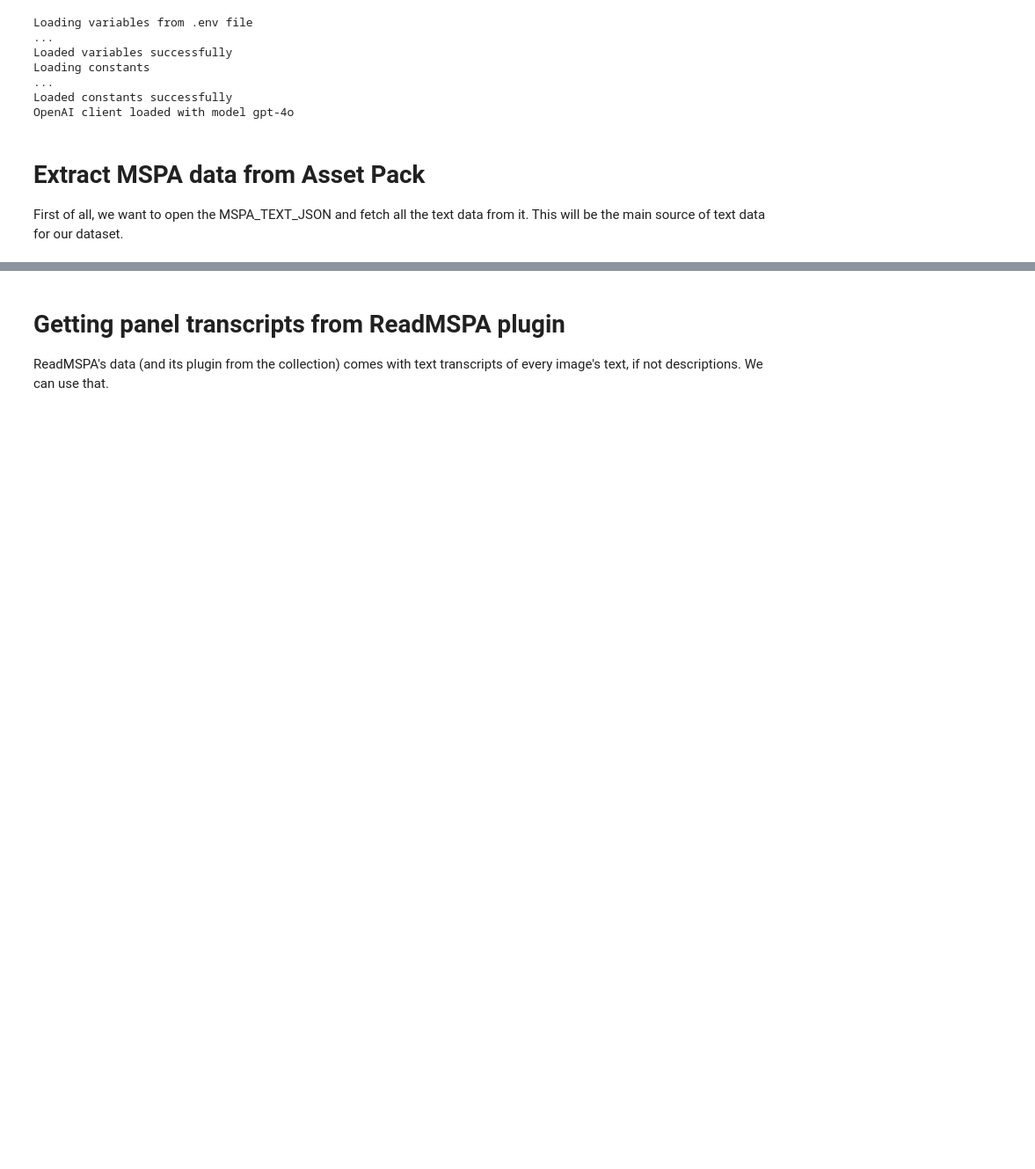
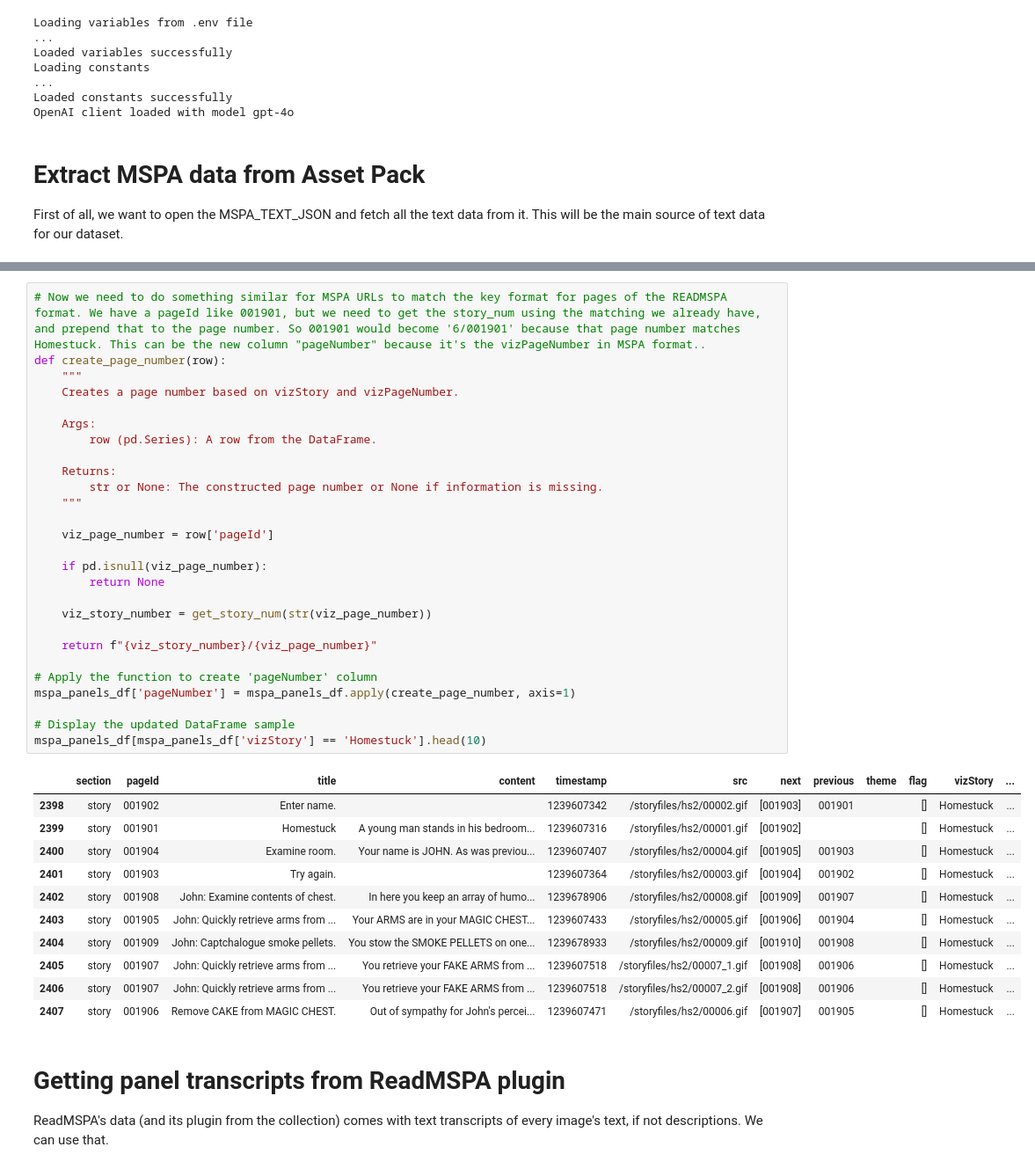
Before and after one commit to recordcrash/homestuck-dataset, a Jupyter notebook: notebooks/collection_to_data.ipynb, the cells around one changed output, grey strips where cells are left out. Shown at 88% size. Saved outputs shown, nothing was run; the diff lists cells and outputs as text; blank space fills up the shorter version.

```diff
--- a/notebooks/collection_to_data.ipynb
+++ b/notebooks/collection_to_data.ipynb
@@ -234,3 +470,42 @@ adventure_mapping = {
+# %%
+# Now we need to do something similar for MSPA URLs to match the key format for pages of the READMSPA format. We have a pageId like 001901, but we need to get the story_num using the matching we already have, and prepend that to the page number. So 001901 would become '6/001901' because that page number matches Homestuck. This can be the new column "pageNumber" because it's the vizPageNumber in MSPA format..
+def create_page_number(row):
+    """
+    Creates a page number based on vizStory and vizPageNumber.
+
+    Args:
+        row (pd.Series): A row from the DataFrame.
+
+    Returns:
+        str or None: The constructed page number or None if information is missing.
+    """
+
+    viz_page_number = row['pageId']
+
+    if pd.isnull(viz_page_number):
+        return None
+
+    viz_story_number = get_story_num(str(viz_page_number))
+
+    return f"{viz_story_number}/{viz_page_number}"
+
+# Apply the function to create 'pageNumber' column
+mspa_panels_df['pageNumber'] = mspa_panels_df.apply(create_page_number, axis=1)
+
+# Display the updated DataFrame sample
+mspa_panels_df[mspa_panels_df['vizStory'] == 'Homestuck'].head(10)
+# %% [output]
+|  | section | pageId | title | content | timestamp | src | next | previous | theme | flag | vizStory | ... |
+| 2398 | story | 001902 | Enter name. |  | 1239607342 | /storyfiles/hs2/00002.gif | [001903] | 001901 |  | [] | Homestuck | ... |
+| 2399 | story | 001901 | Homestuck | A young man stands in his bedroom... | 1239607316 | /storyfiles/hs2/00001.gif | [001902] |  |  | [] | Homestuck | ... |
+| 2400 | story | 001904 | Examine room. | Your name is JOHN. As was previou... | 1239607407 | /storyfiles/hs2/00004.gif | [001905] | 001903 |  | [] | Homestuck | ... |
+| 2401 | story | 001903 | Try again. |  | 1239607364 | /storyfiles/hs2/00003.gif | [001904] | 001902 |  | [] | Homestuck | ... |
+| 2402 | story | 001908 | John: Examine contents of chest. | In here you keep an array of humo... | 1239678906 | /storyfiles/hs2/00008.gif | [001909] | 001907 |  | [] | Homestuck | ... |
+| 2403 | story | 001905 | John: Quickly retrieve arms from ... | Your ARMS are in your MAGIC CHEST... | 1239607433 | /storyfiles/hs2/00005.gif | [001906] | 001904 |  | [] | Homestuck | ... |
+| 2404 | story | 001909 | John: Captchalogue smoke pellets. | You stow the SMOKE PELLETS on one... | 1239678933 | /storyfiles/hs2/00009.gif | [001910] | 001908 |  | [] | Homestuck | ... |
+| 2405 | story | 001907 | John: Quickly retrieve arms from ... | You retrieve your FAKE ARMS from ... | 1239607518 | /storyfiles/hs2/00007_1.gif | [001908] | 001906 |  | [] | Homestuck | ... |
+| 2406 | story | 001907 | John: Quickly retrieve arms from ... | You retrieve your FAKE ARMS from ... | 1239607518 | /storyfiles/hs2/00007_2.gif | [001908] | 001906 |  | [] | Homestuck | ... |
+| 2407 | story | 001906 | Remove CAKE from MAGIC CHEST. | Out of sympathy for John's percei... | 1239607471 | /storyfiles/hs2/00006.gif | [001907] | 001905 |  | [] | Homestuck | ... |
 # %% [markdown]
 # Getting panel transcripts from ReadMSPA plugin
 
```
Also changed, not shown: parts of 7 cells of this notebook.
